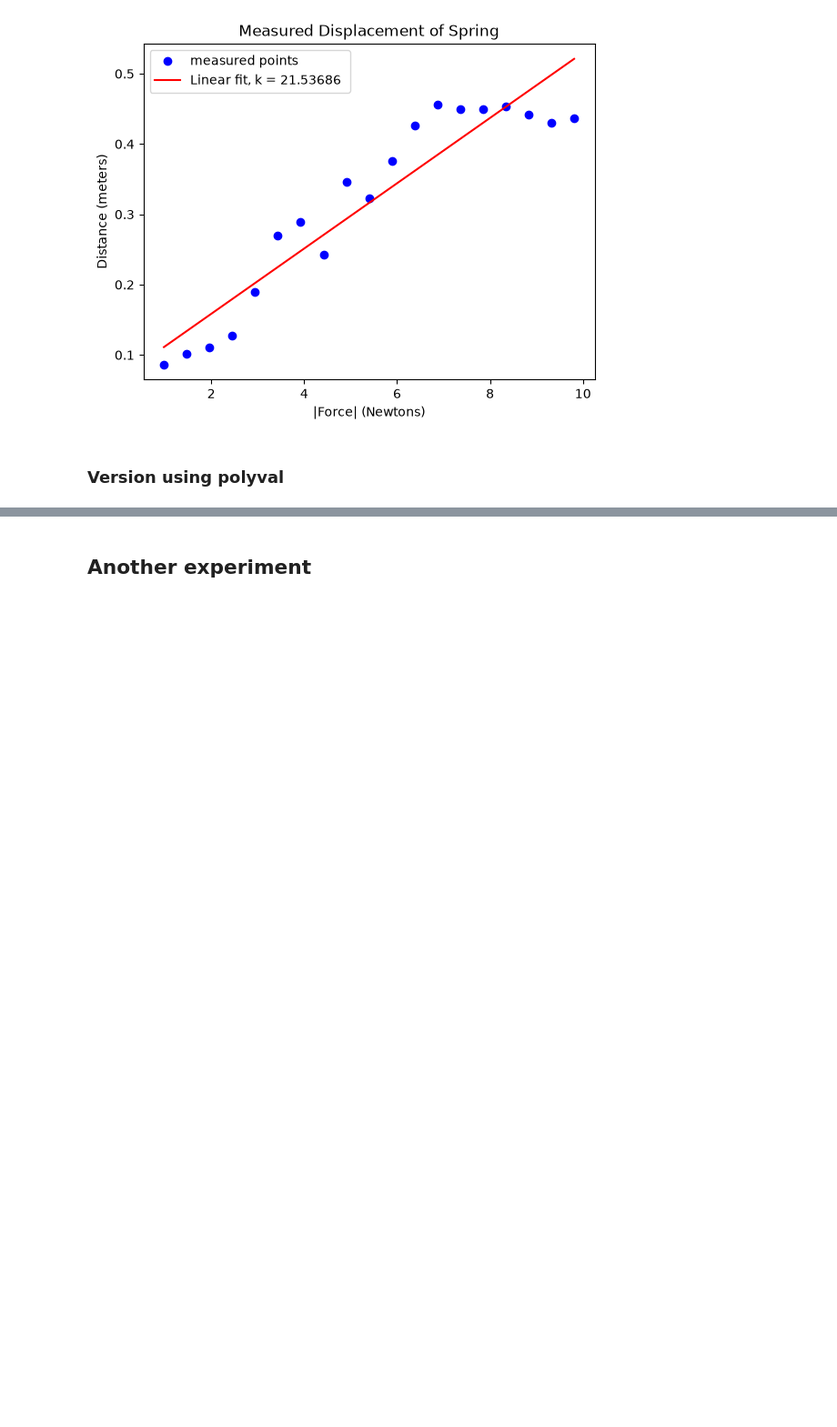
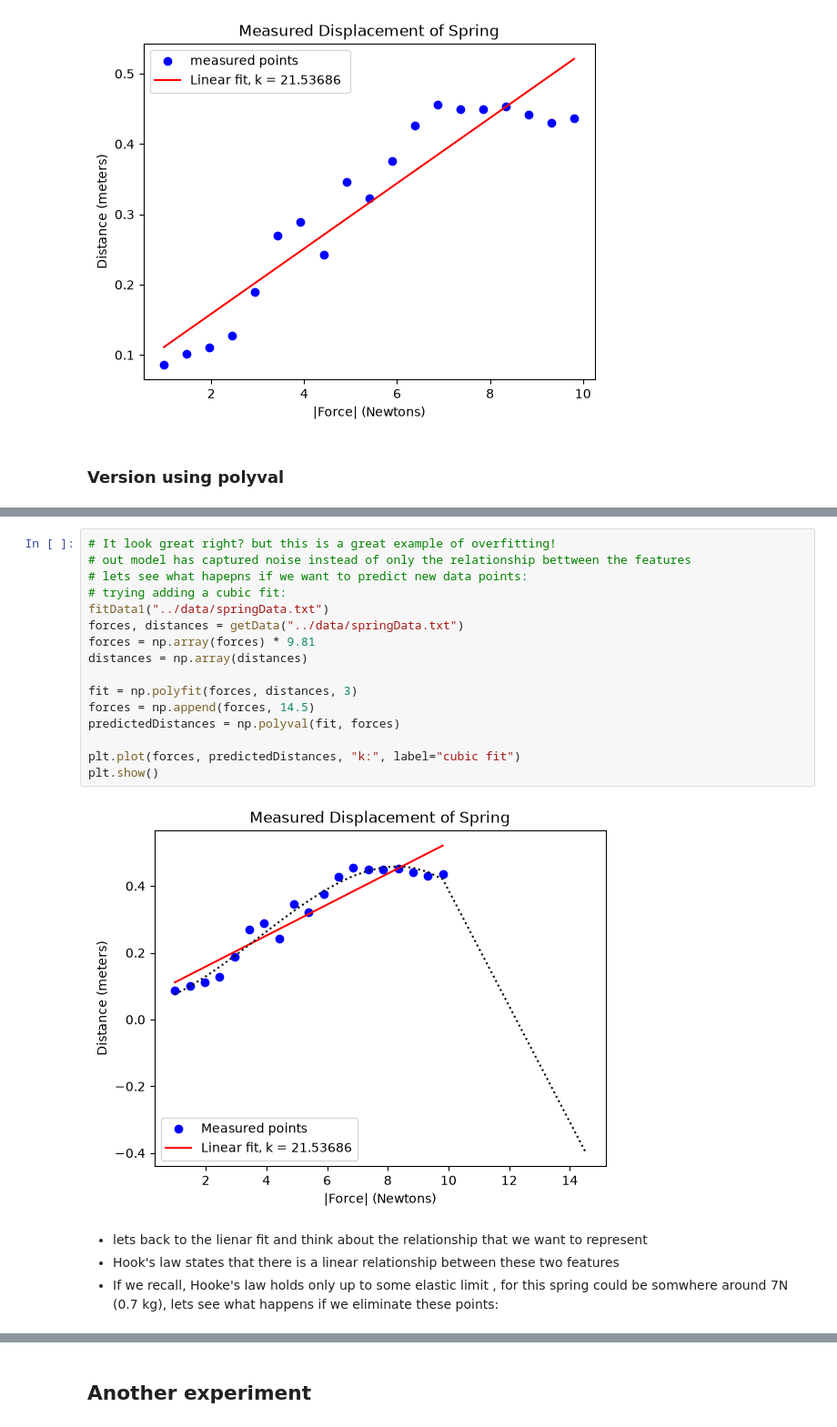
Before and after one commit to FerCorcuera/mit-datascience-6.0002, a Jupyter notebook: notes/9_Understanding_Experimental_Data.ipynb, the cells around one changed output, grey strips where cells are left out. Shown at 91% size. Cells and saved outputs as stored; diff of their text form; blank space fills up the shorter version.

```diff
--- a/notes/9_Understanding_Experimental_Data.ipynb
+++ b/notes/9_Understanding_Experimental_Data.ipynb
@@ -112,0 +125,22 @@ fitData1("../data/springData.txt")
+# %%
+# It look great right? but this is a great example of overfitting!
+# out model has captured noise instead of only the relationship bettween the features
+# lets see what hapepns if we want to predict new data points:
+# trying adding a cubic fit:
+fitData1("../data/springData.txt")
+forces, distances = getData("../data/springData.txt")
+forces = np.array(forces) * 9.81
+distances = np.array(distances)
+
+fit = np.polyfit(forces, distances, 3)
+forces = np.append(forces, 14.5)
+predictedDistances = np.polyval(fit, forces)
+
+plt.plot(forces, predictedDistances, "k:", label="cubic fit")
+plt.show()
+# %% [output]
+[figure, added]
+# %% [markdown]
+- lets back to the lienar fit and think about the relationship that we want to represent
+- Hook's law states that there is a linear relationship between these two features
+- If we recall, Hooke's law holds only up to some elastic limit , for this spring could be somwhere around 7N (0.7 kg), lets see what happens if we eliminate these points:
```
Also changed, not shown: parts of 8 cells of this notebook.
